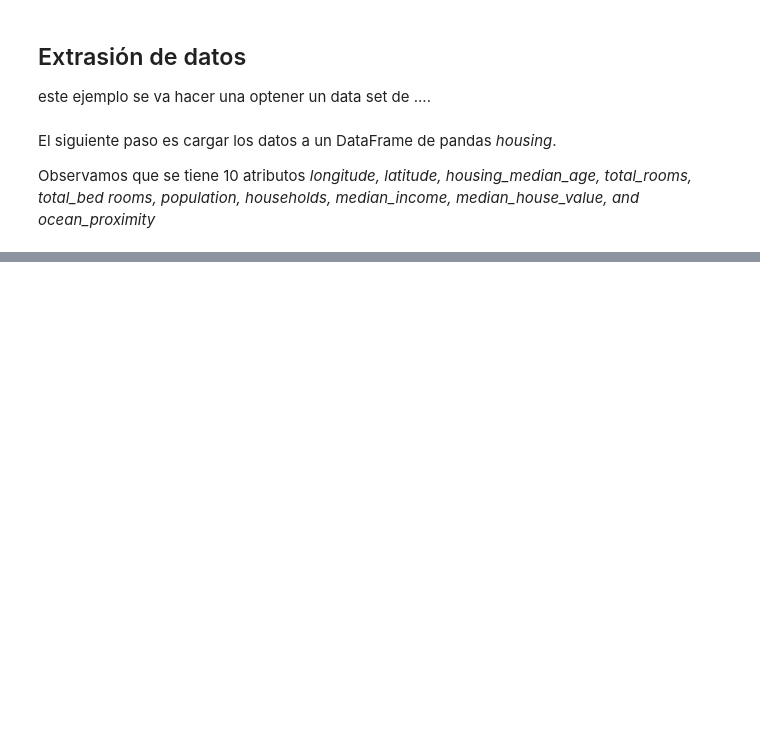
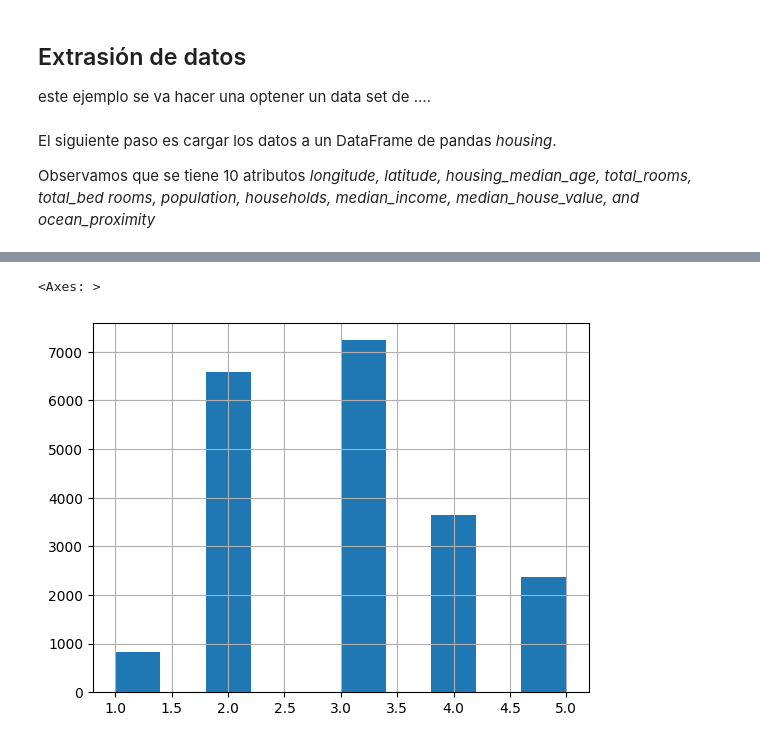
Before and after one commit to depresionTropical/MachineLearning-Class, a Jupyter notebook: feb-09/EjemploRegresionLineal.ipynb, the cells around one changed output, grey strips where cells are left out. Drawn from its saved outputs; the diff is of its cells as text; code cells hidden in the pictures; blank space fills up the shorter version.

```diff
--- a/feb-09/EjemploRegresionLineal.ipynb
+++ b/feb-09/EjemploRegresionLineal.ipynb
@@ -44,0 +123,11 @@ housing.head()
+# %%
+import numpy as np
+np.random.seed(42)
+# Añadimos el feature 'income_cat' haciendo una discretización de 'median_income'
+housing["income_cat"] = pd.cut(housing["median_income"],
+                                 bins=[0., 1.5, 3.0, 4.5, 6., np.inf],
+                                 labels=[1, 2, 3, 4, 5])
+housing["income_cat"].hist()
+# %% [output]
+<Axes: >
+[figure, added]
```
Also changed, not shown: parts of 32 cells of this notebook, 5 other files.
